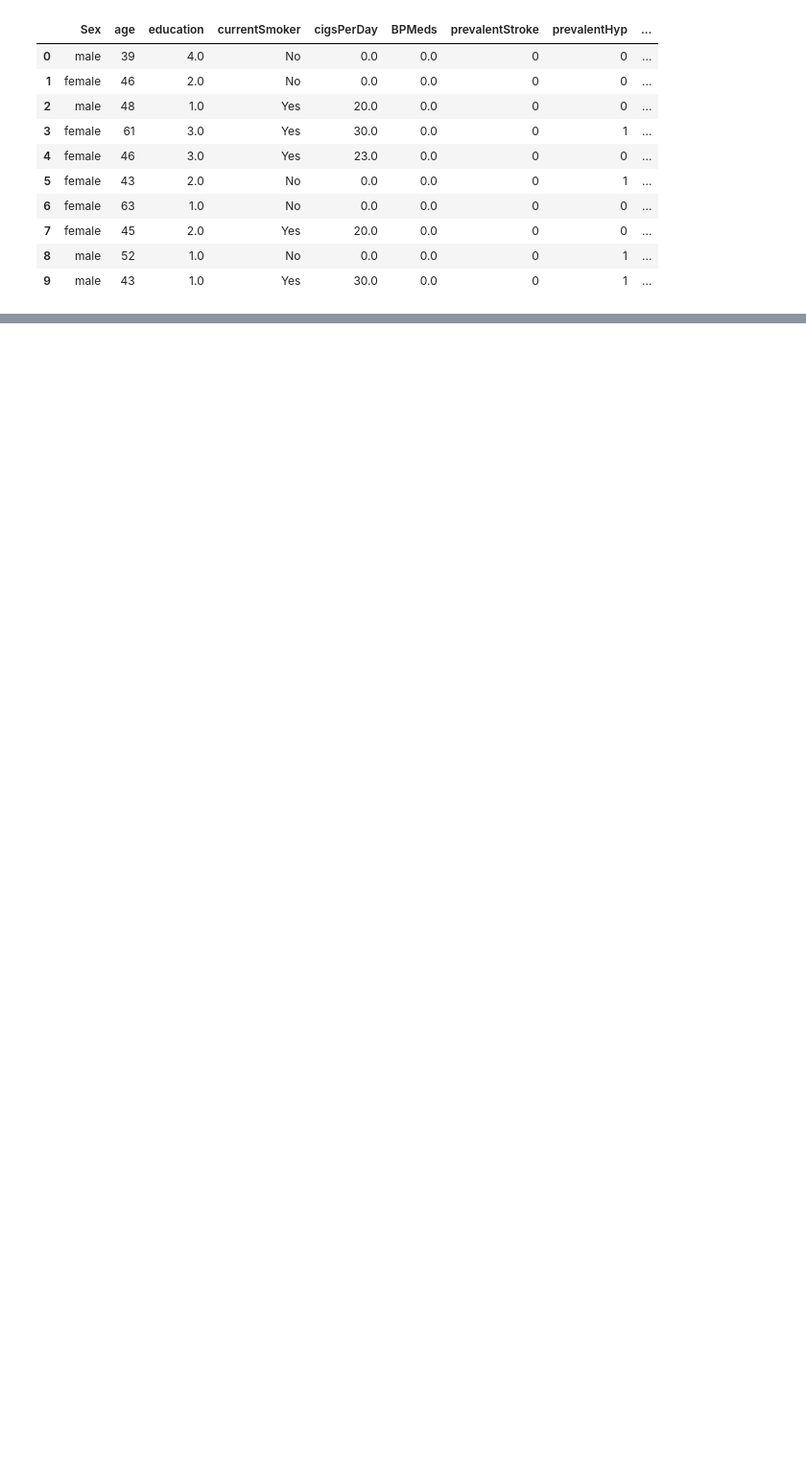
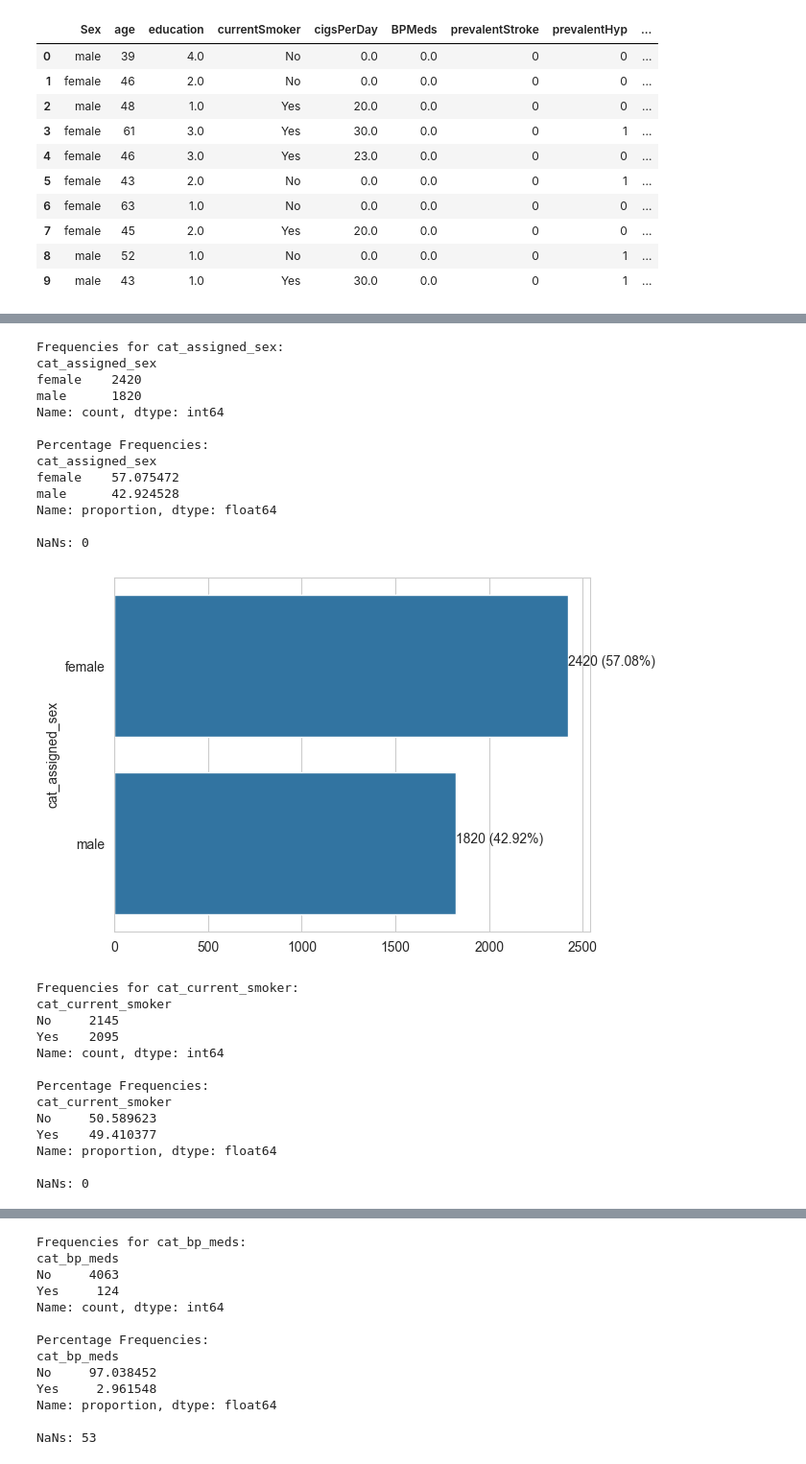
Before and after one commit to eduardotanqueiro/Project1-AAA, a Jupyter notebook: src/note.ipynb, the cells around one changed output, grey strips where cells are left out. Shown at 96% size. Cells and saved outputs as stored; diff of their text form; code cells hidden in the pictures; blank space fills up the shorter version.

```diff
--- a/src/note.ipynb
+++ b/src/note.ipynb
@@ -76,0 +210,47 @@ glucose: min: 40.0, max: 394.0, mean: 81.9597973709634, std: 22.831786192895972
+# %%
+# Categorical variables
+cat_cols = [col for col in df.columns if col.startswith('cat_')]
+
+for col in cat_cols:
+    freq_table = df[col].value_counts()
+    freq_percent = df[col].value_counts(normalize=True) * 100
+
+    print(f"Frequencies for {col}:")
+    print(freq_table)
+    print("\nPercentage Frequencies:")
+    print(freq_percent)
+    print(f'\nNaNs: {df[col].isna().sum()}')
+    print('\n')
+
+    sns.barplot(x=freq_table.values, y=freq_table.index, orient="h")
+    for index, (count, percent) in enumerate(zip(freq_table.values, freq_percent)):
+        plt.text(count, index, f'{count} ({percent:.2f}%)')
+    plt.show()
+# %% [output]
+Frequencies for cat_assigned_sex:
+cat_assigned_sex
+female    2420
+male      1820
+Name: count, dtype: int64
+
+Percentage Frequencies:
+cat_assigned_sex
+female    57.075472
+male      42.924528
+Name: proportion, dtype: float64
+
+NaNs: 0
+[figure, added]
+Frequencies for cat_current_smoker:
+cat_current_smoker
+No     2145
+Yes    2095
+Name: count, dtype: int64
+
+Percentage Frequencies:
+cat_current_smoker
+No     50.589623
+Yes    49.410377
+Name: proportion, dtype: float64
+
+NaNs: 0
@@ -76,0 +258,13 @@ glucose: min: 40.0, max: 394.0, mean: 81.9597973709634, std: 22.831786192895972
+Frequencies for cat_bp_meds:
+cat_bp_meds
+No     4063
+Yes     124
+Name: count, dtype: int64
+
+Percentage Frequencies:
+cat_bp_meds
+No     97.038452
+Yes     2.961548
+Name: proportion, dtype: float64
+
+NaNs: 53
```
Also changed, not shown: parts of 14 cells of this notebook.
